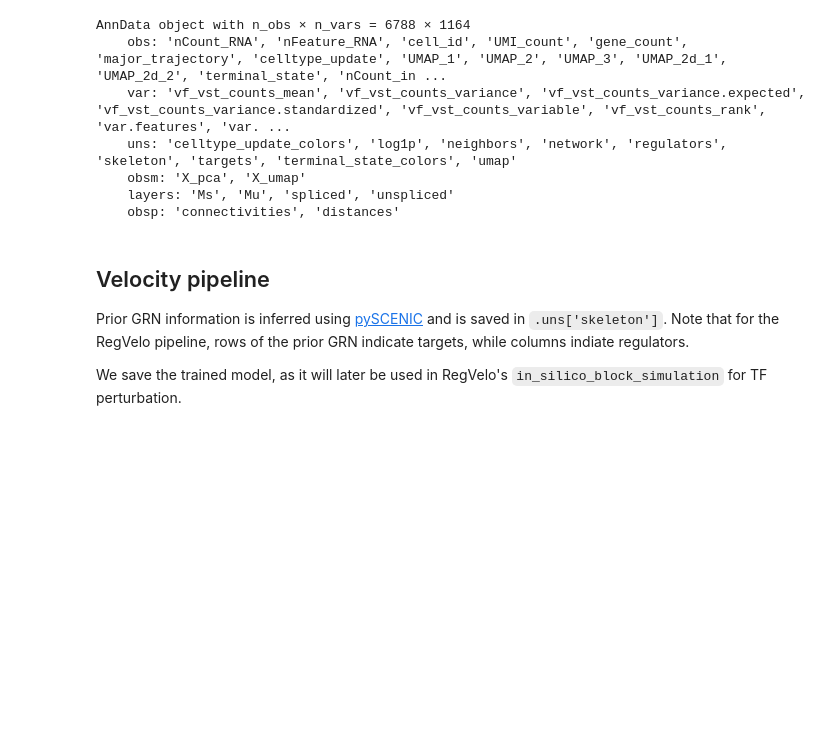
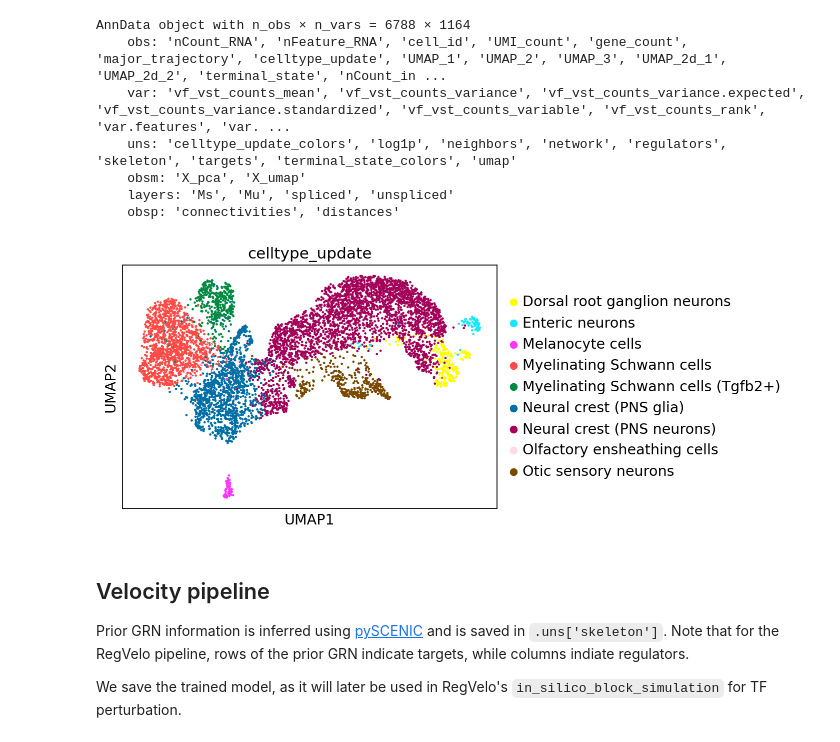
Before and after one commit to yifanchn/regvelo, a Jupyter notebook: docs/notebooks/perturbation_tutorial_murine.ipynb, the cells around one changed output. Drawn from its saved outputs; the diff is of its cells as text; code cells hidden in the pictures; blank space fills up the shorter version.

```diff
--- a/docs/notebooks/perturbation_tutorial_murine.ipynb
+++ b/docs/notebooks/perturbation_tutorial_murine.ipynb
@@ -51,6 +51,12 @@ AnnData object with n_obs × n_vars = 6788 × 1164
     obsm: 'X_pca', 'X_umap'
     layers: 'Ms', 'Mu', 'spliced', 'unspliced'
     obsp: 'connectivities', 'distances'
+# %%
+sc.pl.umap(adata_baseline,
+           color="celltype_update"
+          )
+# %% [output]
+[figure, added]
 # %%
 TF = adata_baseline.var_names[adata_baseline.var["TF"]]
 # %% [markdown]
```
Also changed, not shown: parts of 2 cells of this notebook, 1 other file.
